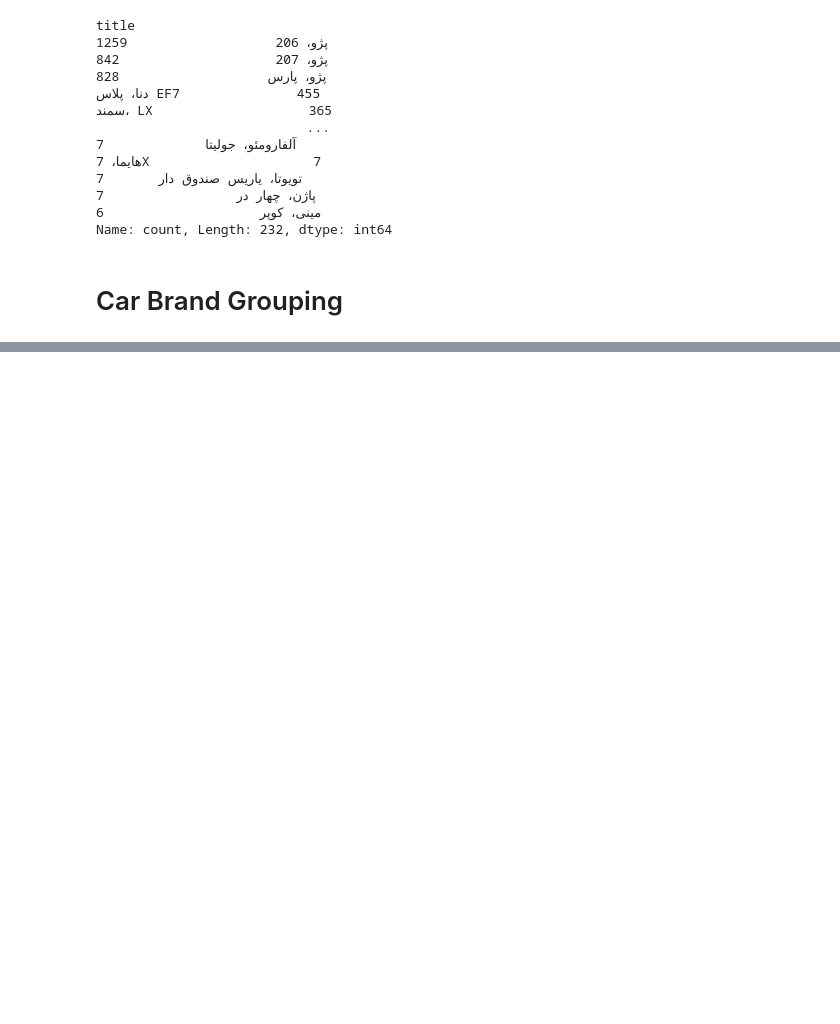
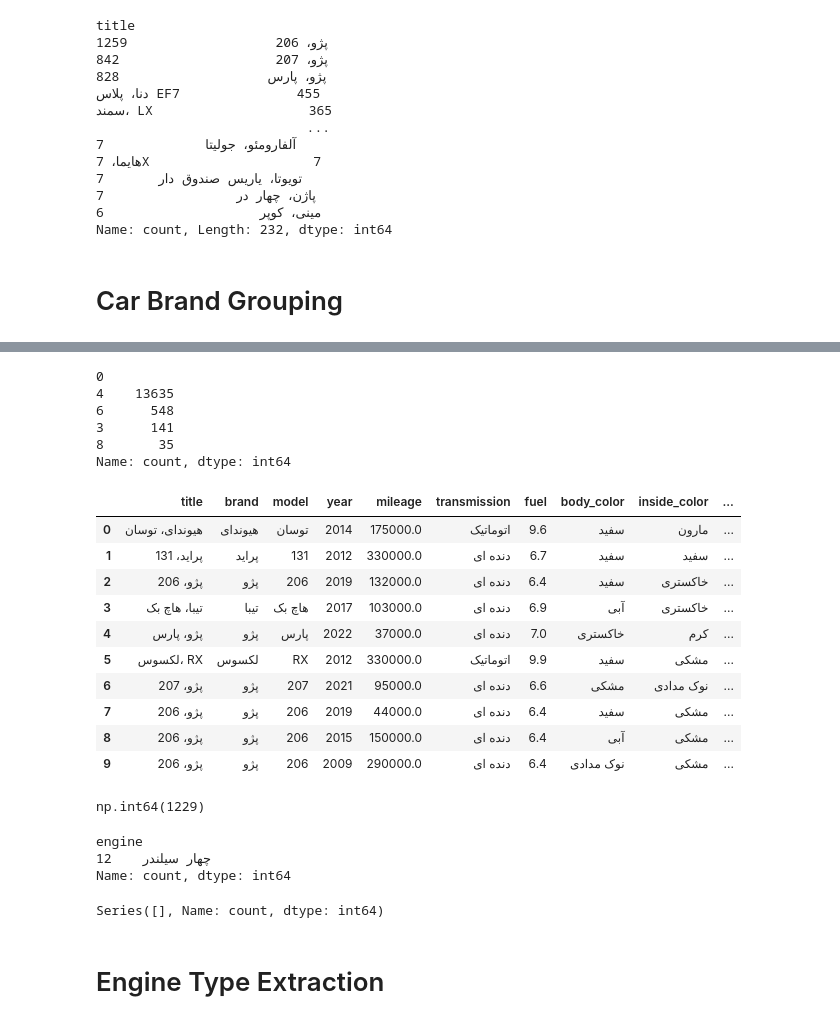
Before and after one commit to fatemehghorbanzadeh04/Machine-Learning-Project, a Jupyter notebook: preprocessing/data_preprocessing.ipynb, the cells around one changed output, grey strips where cells are left out. Cells and saved outputs as stored; diff of their text form; code cells hidden in the pictures; blank space fills up the shorter version.

```diff
--- a/preprocessing/data_preprocessing.ipynb
+++ b/preprocessing/data_preprocessing.ipynb
@@ -153,0 +360,3 @@ train.head(10)
+# %%
+train['volume'] = pd.to_numeric(train['volume'])
+train['volume']
@@ -153,0 +394,3 @@ train.head(10)
+# %%
+train['acceleration'] = train['acceleration'].str.replace('ثانیه','')
+train['acceleration']
@@ -153,0 +416,5 @@ train.head(10)
+# %%
+train['acceleration'] = train['acceleration'].astype(str).str.replace('/', '')
+# %%
+train['acceleration'] = pd.to_numeric(train['acceleration'])
+train['acceleration']
@@ -153,0 +452,34 @@ train.head(10)
+# %%
+train['engine'].str.extract(r'(\d+)\s*سیلندر')[0].value_counts()
+# %% [output]
+0
+4    13635
+6      548
+3      141
+8       35
+Name: count, dtype: int64
+# %%
+train.insert(14, 'cylinders', train['engine'].str.extract(r'(\d+)').astype(float))
+train.head(10)
+# %% [output]
+|  | title | brand | model | year | mileage | transmission | fuel | body_color | inside_color | ... |
+| 0 | هیوندای، توسان | هیوندای | توسان | 2014 | 175000.0 | اتوماتیک | 9.6 | سفید | مارون | ... |
+| 1 | پراید، 131 | پراید | 131 | 2012 | 330000.0 | دنده ای | 6.7 | سفید | سفید | ... |
+| 2 | پژو، 206 | پژو | 206 | 2019 | 132000.0 | دنده ای | 6.4 | سفید | خاکستری | ... |
+| 3 | تیبا، هاچ بک | تیبا | هاچ بک | 2017 | 103000.0 | دنده ای | 6.9 | آبی | خاکستری | ... |
+| 4 | پژو، پارس | پژو | پارس | 2022 | 37000.0 | دنده ای | 7.0 | خاکستری | کرم | ... |
+| 5 | لکسوس، RX | لکسوس | RX | 2012 | 330000.0 | اتوماتیک | 9.9 | سفید | مشکی | ... |
+| 6 | پژو، 207 | پژو | 207 | 2021 | 95000.0 | دنده ای | 6.6 | مشکی | نوک مدادی | ... |
+| 7 | پژو، 206 | پژو | 206 | 2019 | 44000.0 | دنده ای | 6.4 | سفید | مشکی | ... |
+| 8 | پژو، 206 | پژو | 206 | 2015 | 150000.0 | دنده ای | 6.4 | آبی | مشکی | ... |
+| 9 | پژو، 206 | پژو | 206 | 2009 | 290000.0 | دنده ای | 6.4 | نوک مدادی | مشکی | ... |
+# %%
+train['cylinders'].isna().sum()
+# %% [output]
+np.int64(1229)
+# %%
+train.loc[train['cylinders'].isna(), 'engine'].value_counts()
+# %% [output]
+engine
+چهار سیلندر    12
+Name: count, dtype: int64
@@ -153,0 +488,6 @@ train.head(10)
+# %%
+train.loc[train['cylinders'].isna(), 'engine'].value_counts()
+# %% [output]
+Series([], Name: count, dtype: int64)
+# %% [markdown]
+# Engine Type Extraction
```
Also changed, not shown: parts of 30 cells of this notebook.
